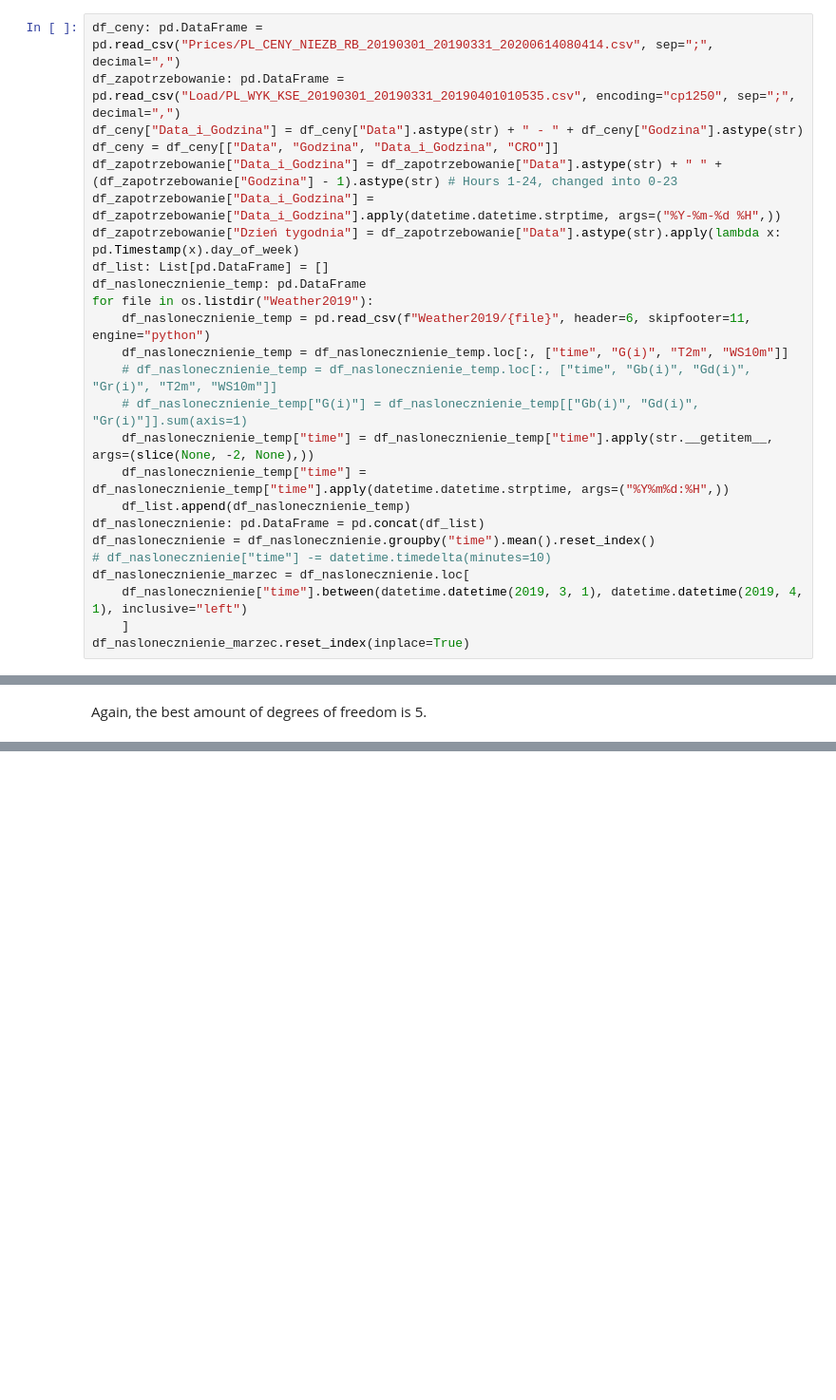
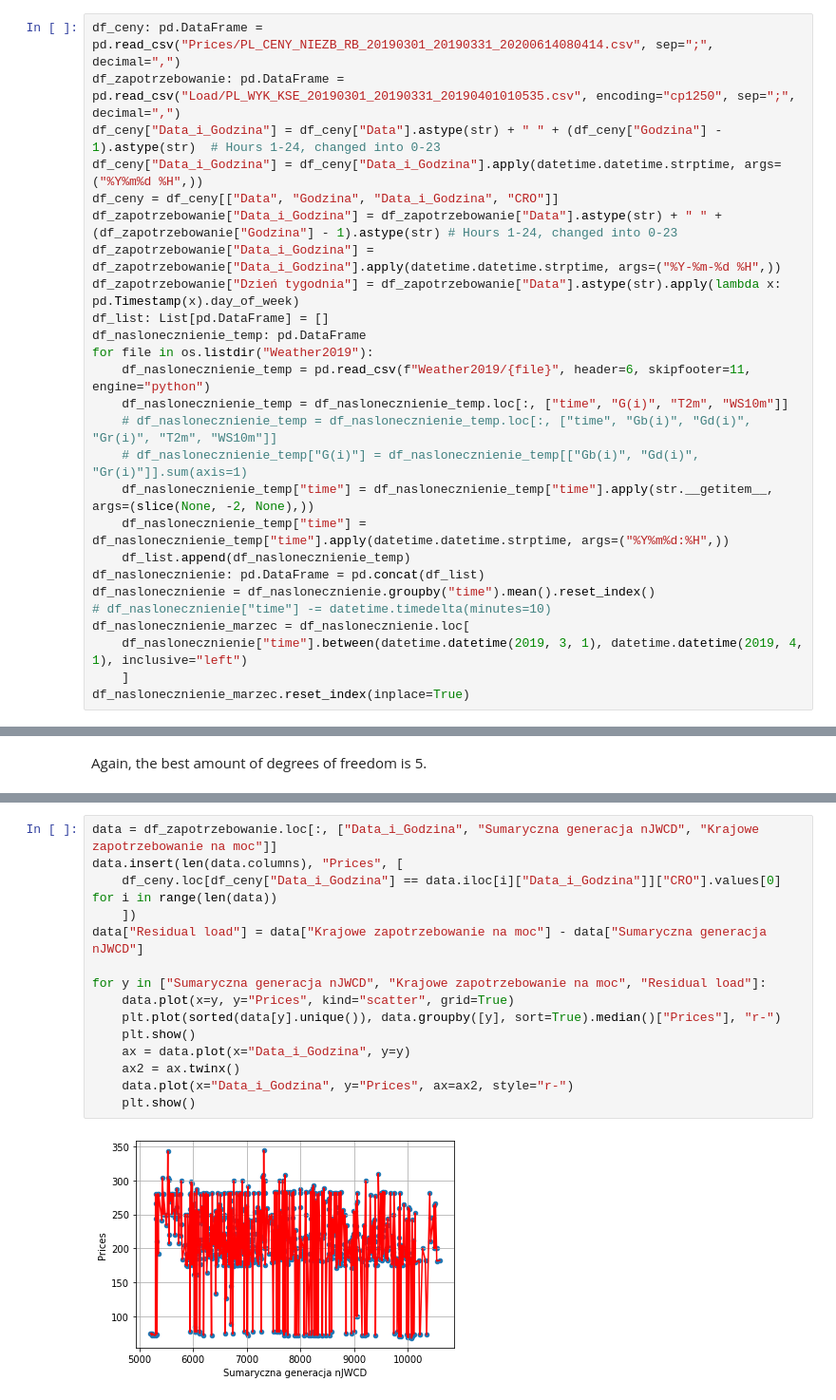
Before and after one commit to pilarskimarcin/ProjektDataAnalytics, a Jupyter notebook: model.ipynb, the cells around one changed output, grey strips where cells are left out. Shown at 95% size. Saved outputs shown, nothing was run; the diff lists cells and outputs as text; blank space fills up the shorter version.

Commit message:
Trying to think of the prior for prices

```diff
--- a/model.ipynb
+++ b/model.ipynb
@@ -18,7 +18,8 @@ from sklearn.metrics import mean_squared_error
 # %%
 df_ceny: pd.DataFrame = pd.read_csv("Prices/PL_CENY_NIEZB_RB_20190301_20190331_20200614080414.csv", sep=";", decimal=",")
 df_zapotrzebowanie: pd.DataFrame = pd.read_csv("Load/PL_WYK_KSE_20190301_20190331_20190401010535.csv", encoding="cp1250", sep=";", decimal=",")
-df_ceny["Data_i_Godzina"] = df_ceny["Data"].astype(str) + " - " + df_ceny["Godzina"].astype(str)
+df_ceny["Data_i_Godzina"] = df_ceny["Data"].astype(str) + " " + (df_ceny["Godzina"] - 1).astype(str)  # Hours 1-24, changed into 0-23
+df_ceny["Data_i_Godzina"] = df_ceny["Data_i_Godzina"].apply(datetime.datetime.strptime, args=("%Y%m%d %H",))
 df_ceny = df_ceny[["Data", "Godzina", "Data_i_Godzina", "CRO"]]
 df_zapotrzebowanie["Data_i_Godzina"] = df_zapotrzebowanie["Data"].astype(str) + " " + (df_zapotrzebowanie["Godzina"] - 1).astype(str) # Hours 1-24, changed into 0-23
 df_zapotrzebowanie["Data_i_Godzina"] = df_zapotrzebowanie["Data_i_Godzina"].apply(datetime.datetime.strptime, args=("%Y-%m-%d %H",))
@@ -334,0 +338,17 @@ Again, the best amount of degrees of freedom is 5.
+# %%
+data = df_zapotrzebowanie.loc[:, ["Data_i_Godzina", "Sumaryczna generacja nJWCD", "Krajowe zapotrzebowanie na moc"]]
+data.insert(len(data.columns), "Prices", [
+    df_ceny.loc[df_ceny["Data_i_Godzina"] == data.iloc[i]["Data_i_Godzina"]]["CRO"].values[0] for i in range(len(data))
+    ])
+data["Residual load"] = data["Krajowe zapotrzebowanie na moc"] - data["Sumaryczna generacja nJWCD"]
+
+for y in ["Sumaryczna generacja nJWCD", "Krajowe zapotrzebowanie na moc", "Residual load"]:
+    data.plot(x=y, y="Prices", kind="scatter", grid=True)
+    plt.plot(sorted(data[y].unique()), data.groupby([y], sort=True).median()["Prices"], "r-")
+    plt.show()
+    ax = data.plot(x="Data_i_Godzina", y=y)
+    ax2 = ax.twinx()
+    data.plot(x="Data_i_Godzina", y="Prices", ax=ax2, style="r-")
+    plt.show()
+# %% [output]
+[figure, added]
```
Also changed, not shown: parts of 6 cells of this notebook, 1 other file.
